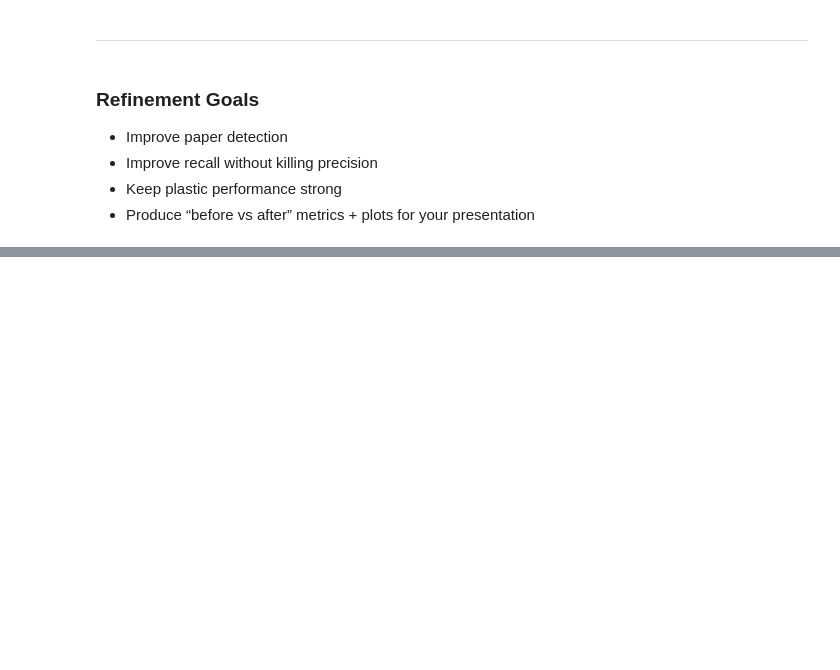
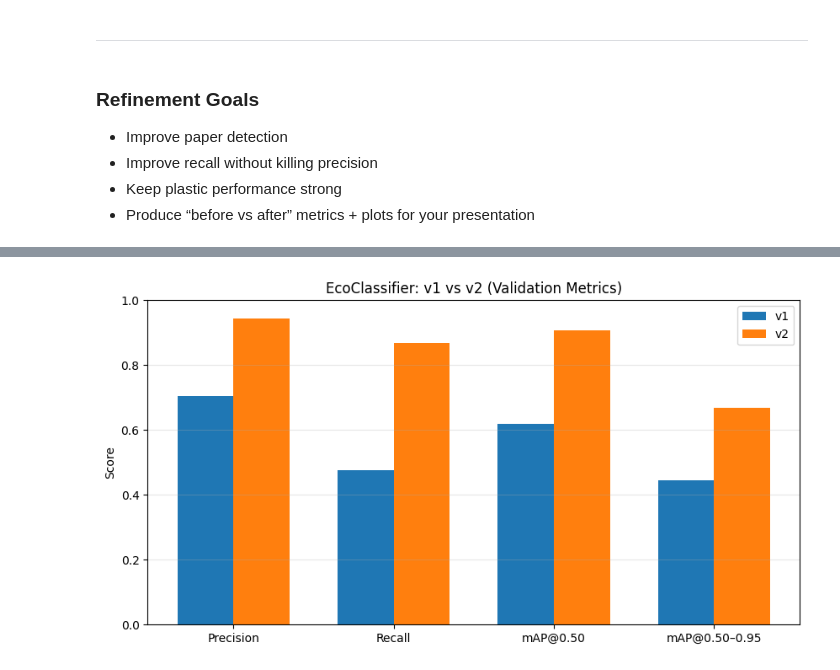
Before and after one commit to YAS-1/EcoClassifier, a Jupyter notebook: model_evaluation_and_refinement.ipynb, the cells around one changed output, grey strips where cells are left out. Cells and saved outputs as stored; diff of their text form; code cells hidden in the pictures; blank space fills up the shorter version.

```diff
--- a/model_evaluation_and_refinement.ipynb
+++ b/model_evaluation_and_refinement.ipynb
@@ -312,0 +434,41 @@ Therefore, the confusion matrix alone is not sufficient to evaluate model perfor
+# %%
+import matplotlib.pyplot as plt
+
+%matplotlib inline
+
+# v1 metrics (from your earlier validation output)
+v1 = {
+    "Precision": 0.705,
+    "Recall": 0.477,
+    "mAP@0.50": 0.618,
+    "mAP@0.50–0.95": 0.444
+}
+
+# v2 metrics (from your latest validation output)
+v2 = {
+    "Precision": 0.943,
+    "Recall": 0.868,
+    "mAP@0.50": 0.908,
+    "mAP@0.50–0.95": 0.669
+}
+
+metrics = list(v1.keys())
+v1_vals = [v1[m] for m in metrics]
+v2_vals = [v2[m] for m in metrics]
+
+x = range(len(metrics))
+w = 0.35
+
+plt.figure(figsize=(10, 5))
+plt.bar([i - w/2 for i in x], v1_vals, width=w, label="v1")
+plt.bar([i + w/2 for i in x], v2_vals, width=w, label="v2")
+
+plt.xticks(list(x), metrics)
+plt.ylim(0, 1.0)
+plt.ylabel("Score")
+plt.title("EcoClassifier: v1 vs v2 (Validation Metrics)")
+plt.legend()
+plt.grid(axis="y", alpha=0.3)
+plt.show()
+# %% [output]
+[figure, added]
```
Also changed, not shown: parts of 5 cells of this notebook.
